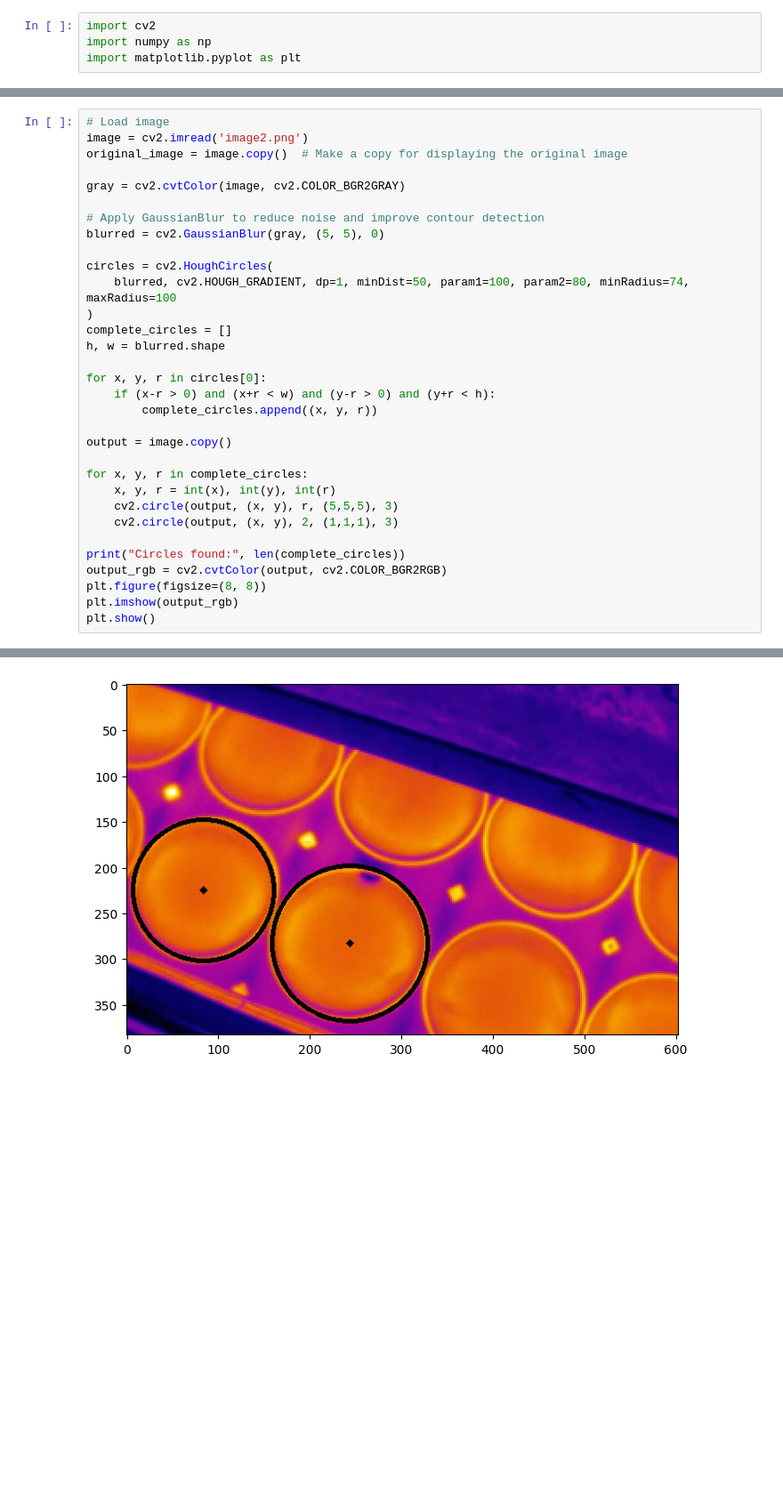
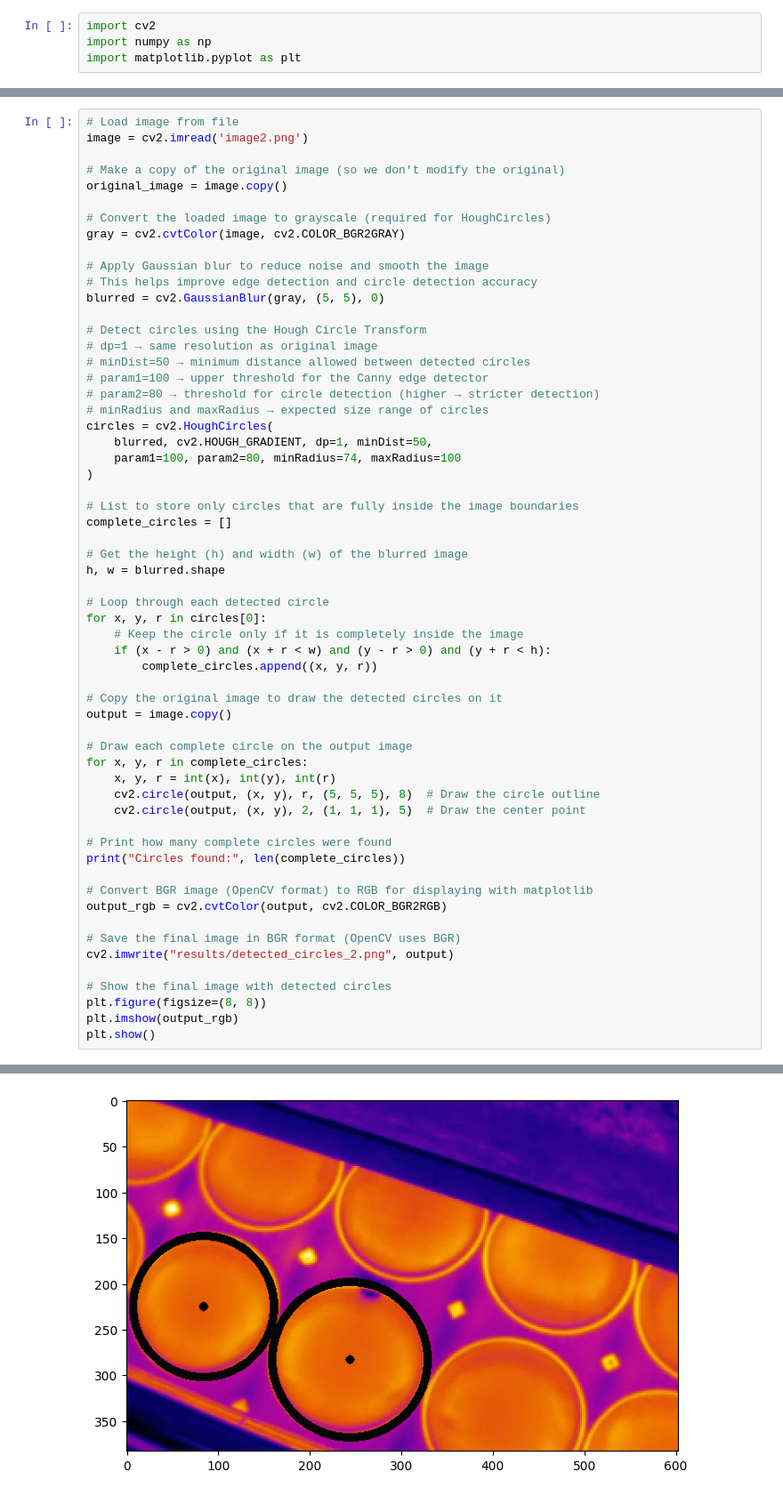
Before and after one commit to sarmijavier/detection_and_quatification_in_thermographic_images, a Jupyter notebook: assignment_1.ipynb, the cells around one changed output, grey strips where cells are left out. Shown at 89% size. Cells and saved outputs as stored; diff of their text form; blank space fills up the shorter version.

Commit message:
Increased bold of circles, saving results

```diff
--- a/assignment_1.ipynb
+++ b/assignment_1.ipynb
@@ -37,38 +65,65 @@ plt.show()
 Circles found: 3
 [figure]
 # %%
-# Load image
+# Load image from file
 image = cv2.imread('image2.png')
-original_image = image.copy()  # Make a copy for displaying the original image
 
+# Make a copy of the original image (so we don't modify the original)
+original_image = image.copy()
+
+# Convert the loaded image to grayscale (required for HoughCircles)
 gray = cv2.cvtColor(image, cv2.COLOR_BGR2GRAY)
 
-# Apply GaussianBlur to reduce noise and improve contour detection
+# Apply Gaussian blur to reduce noise and smooth the image
+# This helps improve edge detection and circle detection accuracy
 blurred = cv2.GaussianBlur(gray, (5, 5), 0)
 
+# Detect circles using the Hough Circle Transform
+# dp=1 → same resolution as original image
+# minDist=50 → minimum distance allowed between detected circles
+# param1=100 → upper threshold for the Canny edge detector
+# param2=80 → threshold for circle detection (higher → stricter detection)
+# minRadius and maxRadius → expected size range of circles
 circles = cv2.HoughCircles(
-    blurred, cv2.HOUGH_GRADIENT, dp=1, minDist=50, param1=100, param2=80, minRadius=74, maxRadius=100
+    blurred, cv2.HOUGH_GRADIENT, dp=1, minDist=50,
+    param1=100, param2=80, minRadius=74, maxRadius=100
 )
+
+# List to store only circles that are fully inside the image boundaries
 complete_circles = []
+
+# Get the height (h) and width (w) of the blurred image
 h, w = blurred.shape
 
+# Loop through each detected circle
 for x, y, r in circles[0]:
-    if (x-r > 0) and (x+r < w) and (y-r > 0) and (y+r < h):
+    # Keep the circle only if it is completely inside the image
+    if (x - r > 0) and (x + r < w) and (y - r > 0) and (y + r < h):
         complete_circles.append((x, y, r))
 
+# Copy the original image to draw the detected circles on it
 output = image.copy()
 
+# Draw each complete circle on the output image
 for x, y, r in complete_circles:
     x, y, r = int(x), int(y), int(r)
-    cv2.circle(output, (x, y), r, (5,5,5), 3)
-    cv2.circle(output, (x, y), 2, (1,1,1), 3)
+    cv2.circle(output, (x, y), r, (5, 5, 5), 8)  # Draw the circle outline
+    cv2.circle(output, (x, y), 2, (1, 1, 1), 5)  # Draw the center point
 
+# Print how many complete circles were found
 print("Circles found:", len(complete_circles))
+
+# Convert BGR image (OpenCV format) to RGB for displaying with matplotlib
 output_rgb = cv2.cvtColor(output, cv2.COLOR_BGR2RGB)
+
+# Save the final image in BGR format (OpenCV uses BGR)
+cv2.imwrite("results/detected_circles_2.png", output)
+
+# Show the final image with detected circles
 plt.figure(figsize=(8, 8))
 plt.imshow(output_rgb)
 plt.show()
 # %% [output]
 Circles found: 2
-[figure, old version]
+[figure, new version]
 # %%
```
Also changed, not shown: parts of 6 cells of this notebook, 7 other files.
